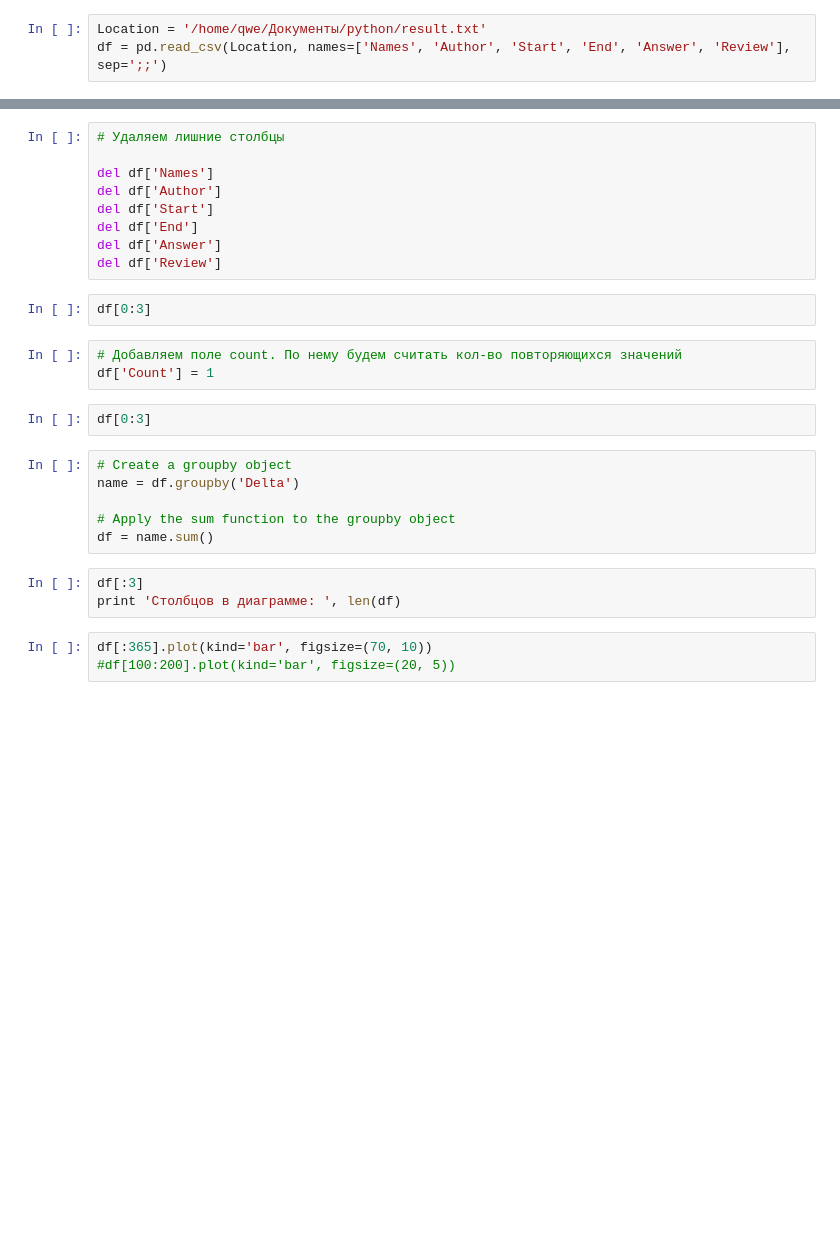
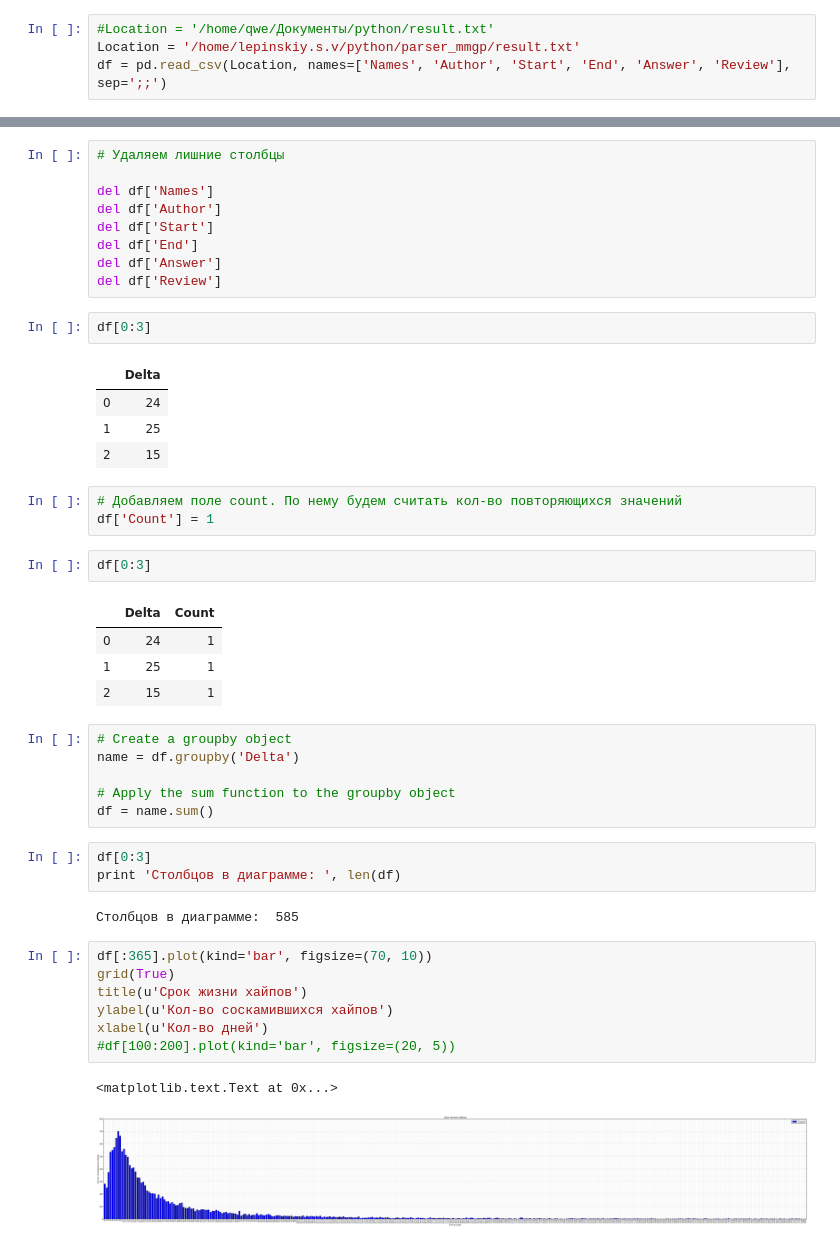
Before and after one commit to sergeqwe/parser_mmgp, a Jupyter notebook: test.ipynb, the cells around one changed output, grey strips where cells are left out. Drawn from its saved outputs; the diff is of its cells as text; blank space fills up the shorter version.

Commit message:
modified:   calc.py 	modified:   test.ipynb 	parser_mmgp.komodoproject 	result1.xlsx

```diff
--- a/test.ipynb
+++ b/test.ipynb
@@ -25,5 +10,6 @@ import datetime
 # %%
-Location = '/home/qwe/Документы/python/result.txt'
+#Location = '/home/qwe/Документы/python/result.txt'
+Location = '/home/lepinskiy.s.v/python/parser_mmgp/result.txt'
 df = pd.read_csv(Location, names=['Names', 'Author', 'Start', 'End', 'Answer', 'Review'], sep=';;')
 # %%
 df[0:3]
@@ -58,11 +59,21 @@ del df['Answer']
 del df['Review']
 # %%
 df[0:3]
+# %% [output]
+|  | Delta |
+| 0 | 24 |
+| 1 | 25 |
+| 2 | 15 |
 # %%
 # Добавляем поле count. По нему будем считать кол-во повторяющихся значений
 df['Count'] = 1
 # %%
 df[0:3]
+# %% [output]
+|  | Delta | Count |
+| 0 | 24 | 1 |
+| 1 | 25 | 1 |
+| 2 | 15 | 1 |
 # %%
 # Create a groupby object
 name = df.groupby('Delta')
@@ -70,8 +81,17 @@ name = df.groupby('Delta')
 # Apply the sum function to the groupby object
 df = name.sum()
 # %%
-df[:3]
+df[0:3]
 print 'Столбцов в диаграмме: ', len(df)
+# %% [output]
+Столбцов в диаграмме:  585
 # %%
 df[:365].plot(kind='bar', figsize=(70, 10))
+grid(True)
+title(u'Срок жизни хайпов')
+ylabel(u'Кол-во соскамившихся хайпов')
+xlabel(u'Кол-во дней')
 #df[100:200].plot(kind='bar', figsize=(20, 5))
+# %% [output]
+<matplotlib.text.Text at 0x...>
+[figure, added]
```
Also changed, not shown: parts of 11 cells of this notebook, 1 other file.
